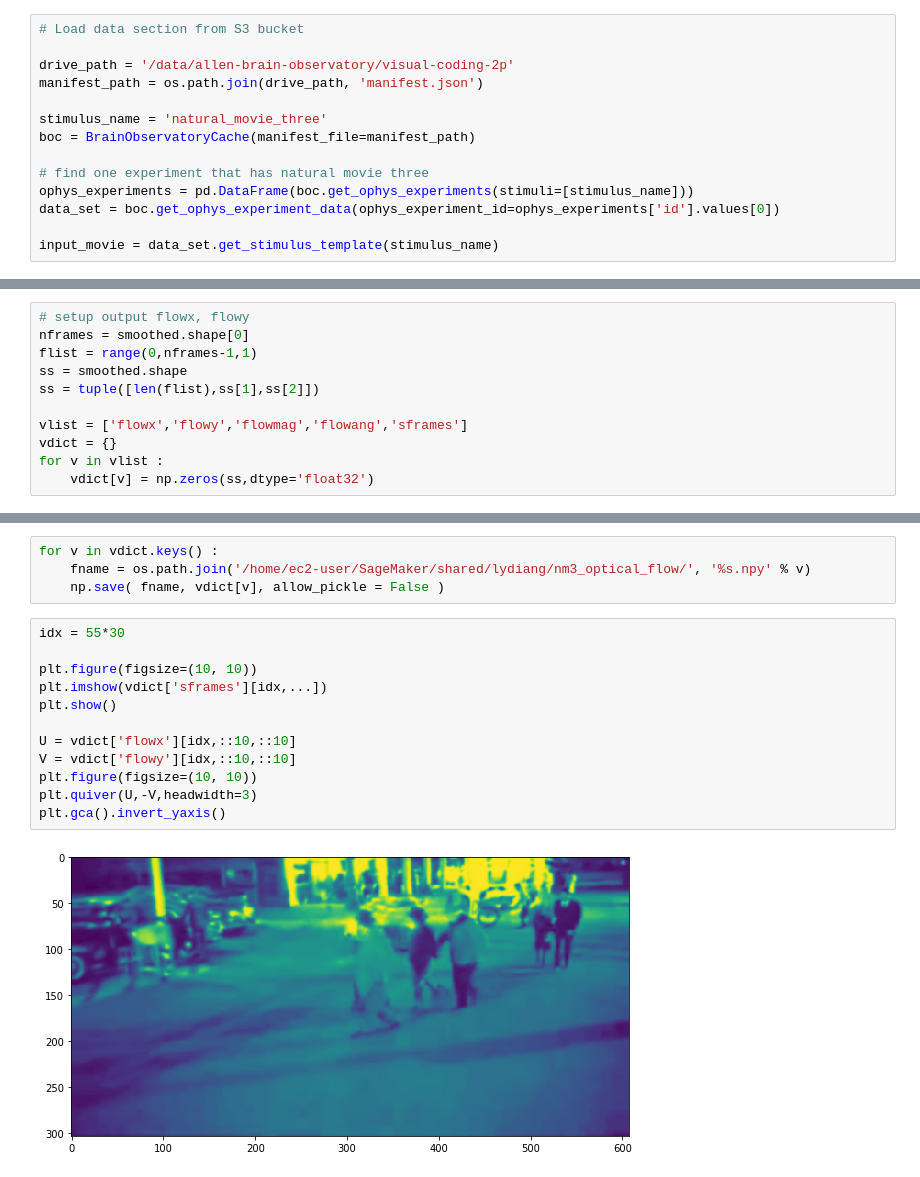
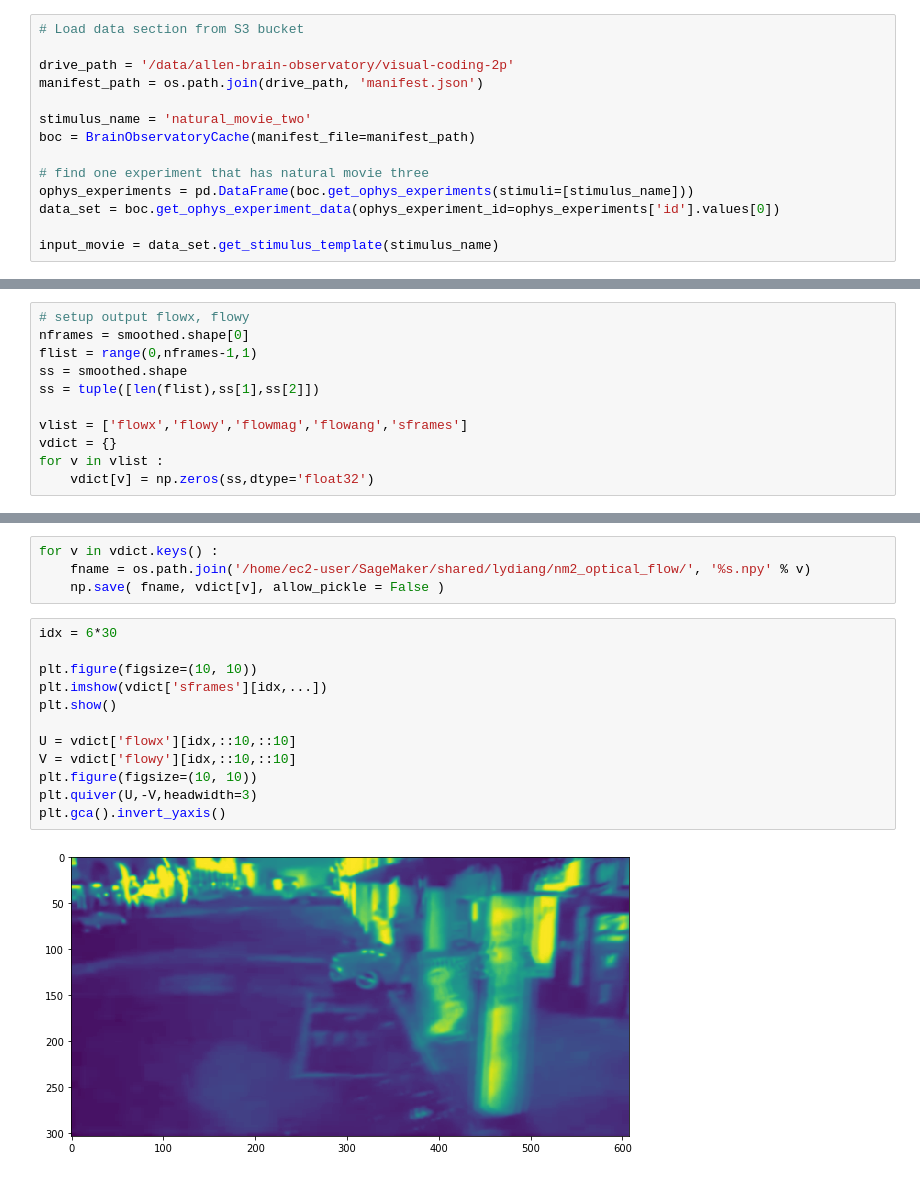
Before and after one commit to AllenInstitute/swdb_2018_tools, a Jupyter notebook: swdb_2018_tools/optical_flow/Compute Optical Flow.ipynb, the cells around one changed output, grey strips where cells are left out. Saved outputs shown, nothing was run; the diff lists cells and outputs as text.

Commit message:
fix upside down quiver. compute flow for movies 1 and 2

```diff
--- a/swdb_2018_tools/optical_flow/Compute Optical Flow.ipynb
+++ b/swdb_2018_tools/optical_flow/Compute Optical Flow.ipynb
@@ -22,7 +22,7 @@ from allensdk.core.brain_observatory_cache import BrainObservatoryCache
 drive_path = '/data/allen-brain-observatory/visual-coding-2p'
 manifest_path = os.path.join(drive_path, 'manifest.json')
 
-stimulus_name = 'natural_movie_three'
+stimulus_name = 'natural_movie_two'
 boc = BrainObservatoryCache(manifest_file=manifest_path)
 
 # find one experiment that has natural movie three
@@ -83,18 +75,18 @@ for idx,f in enumerate(flist):
 # %%
 for v in vdict.keys() :
-    fname = os.path.join('/home/ec2-user/SageMaker/shared/lydiang/nm3_optical_flow/', '%s.npy' % v)
+    fname = os.path.join('/home/ec2-user/SageMaker/shared/lydiang/nm2_optical_flow/', '%s.npy' % v)
     np.save( fname, vdict[v], allow_pickle = False )
 # %%
-idx = 55*30
+idx = 6*30
 
 plt.figure(figsize=(10, 10))
 plt.imshow(vdict['sframes'][idx,...])
 plt.show()
 
 U = vdict['flowx'][idx,::10,::10]
 V = vdict['flowy'][idx,::10,::10]
 plt.figure(figsize=(10, 10))
 plt.quiver(U,-V,headwidth=3)
 plt.gca().invert_yaxis()
 # %% [output]
-[figure, old version]
+[figure, new version]
```
Also changed, not shown: parts of 2 cells of this notebook, 1 other file.
